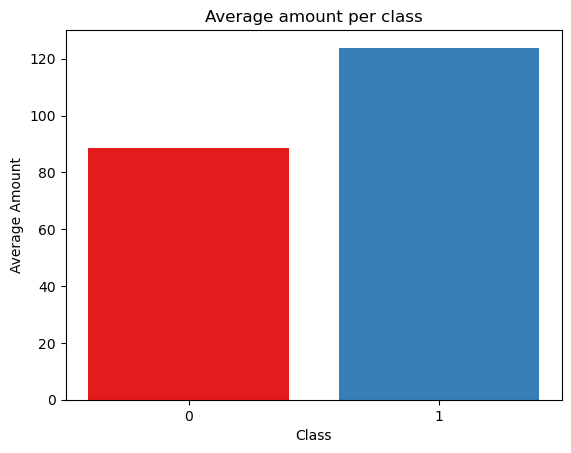
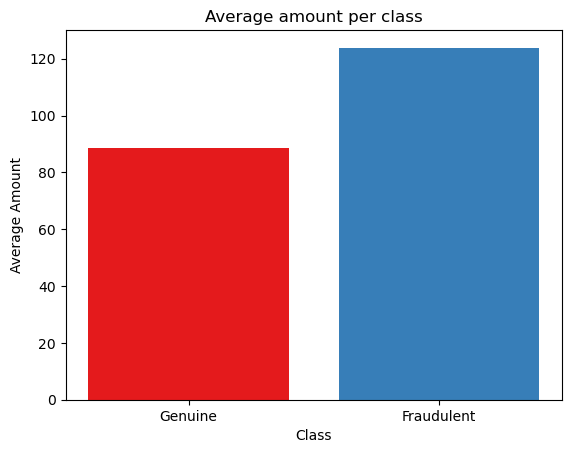
Code edit (unified diff) that turned the first committed figure into the second:
--- before
+++ after
@@ -1,4 +1,3 @@
 fraud_vs_genuine = cleaned_data[['Class', 'Amount']].groupby('Class').mean()
-colors = sns.color_palette('Set1', n_colors=len(list(fraud_vs_genuine.index)))
 classes = list(fraud_vs_genuine.index)
 amounts = list(fraud_vs_genuine.values.flatten())
@@ -9,5 +8,5 @@
 plt.ylabel("Average Amount")
 plt.title("Average amount per class")
-plt.xticks(list(fraud_vs_genuine.index))
+plt.xticks(ticks=[0, 1], labels=['Genuine', 'Fraudulent'])
 
 plt.show()

Commit: Finalize fraud vs genuine avg time visualization